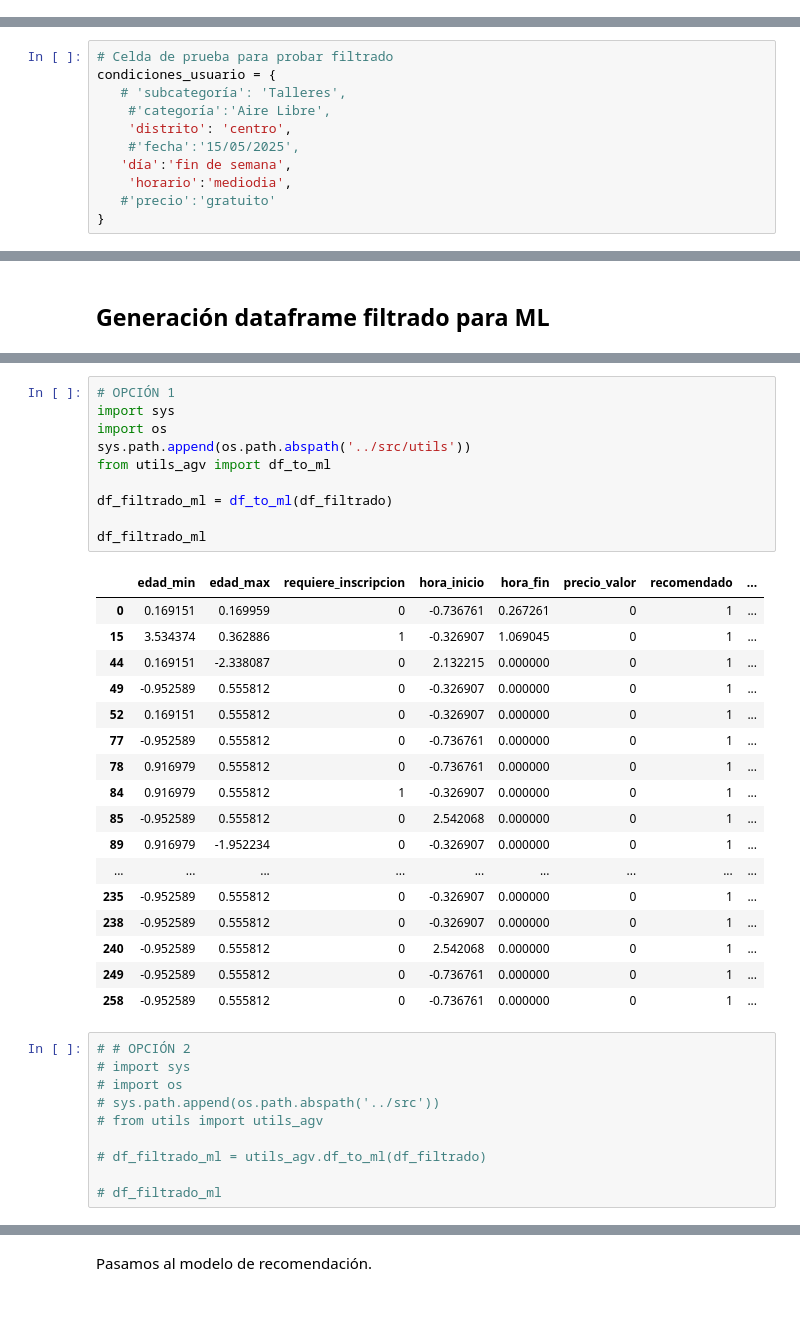
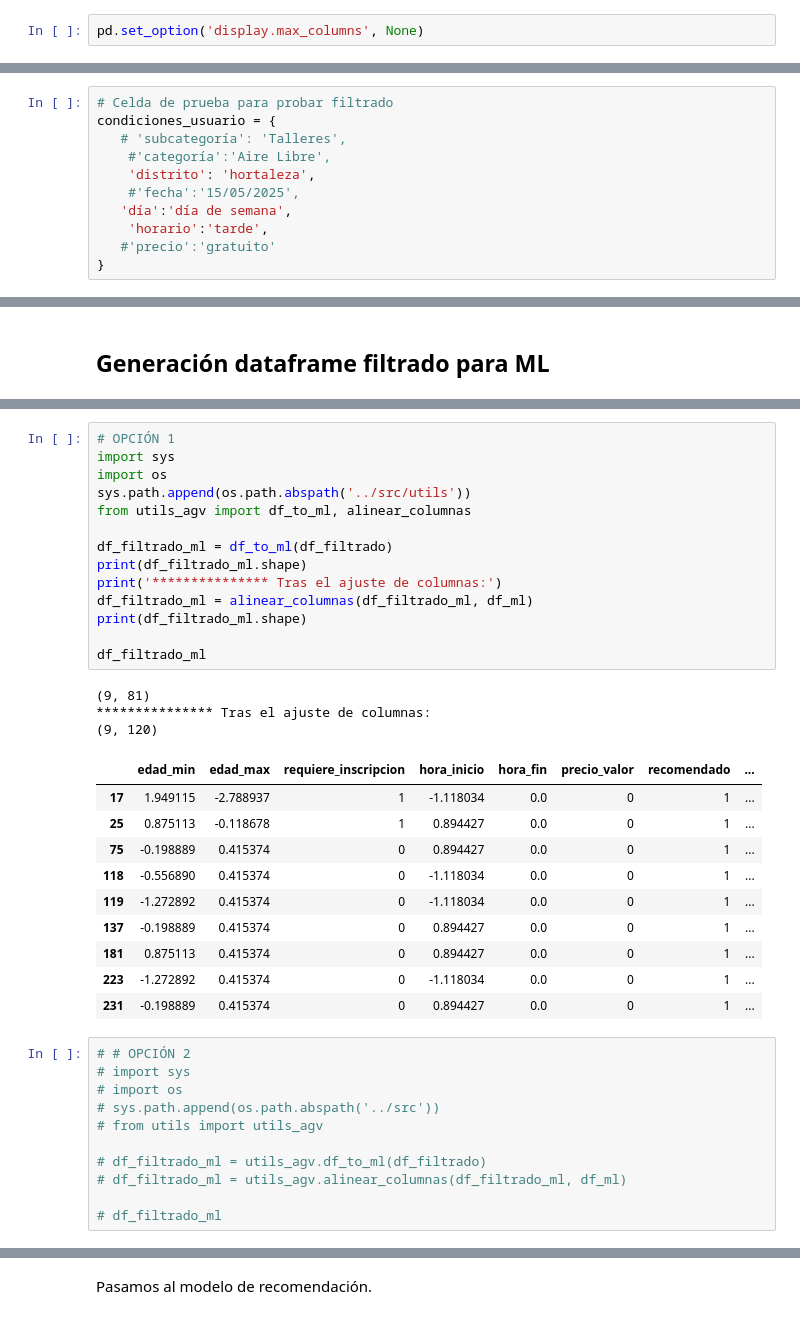
Before and after one commit to abdonrb/desafio_tripulaciones, a Jupyter notebook: notebooks/06_ModeloML_RecomencionActividades_KNN_agv.ipynb, the cells around one changed output, grey strips where cells are left out. Drawn from its saved outputs; the diff is of its cells as text.

```diff
--- a/notebooks/06_ModeloML_RecomencionActividades_KNN_agv.ipynb
+++ b/notebooks/06_ModeloML_RecomencionActividades_KNN_agv.ipynb
@@ -52,4 +51,6 @@ nombre_archivo_trabajo = 'actividades(261)_detalles_depuradoML_02mayo2025.csv'
 ruta_archivo_trabajo = os.path.join(directorio, nombre_archivo_trabajo)
 
 df_ml = pd.read_csv(ruta_archivo_trabajo)
+# %%
+pd.set_option('display.max_columns', None)
 # %%
@@ -610,10 +609,10 @@ df_original.iloc[[53,88,105,129,133,197, 203]]
 condiciones_usuario = {
    # 'subcategoría': 'Talleres',
     #'categoría':'Aire Libre',
-    'distrito': 'centro',
+    'distrito': 'hortaleza',
     #'fecha':'15/05/2025',
-   'día':'fin de semana',
-    'horario':'mediodia',
+   'día':'día de semana',
+    'horario':'tarde',
    #'precio':'gratuito'
 }
 # %%
@@ -760,31 +690,31 @@ memory usage: 5.7 KB
 # %%
 # OPCIÓN 1
 import sys
 import os
 sys.path.append(os.path.abspath('../src/utils'))
-from utils_agv import df_to_ml
+from utils_agv import df_to_ml, alinear_columnas
 
 df_filtrado_ml = df_to_ml(df_filtrado)
+print(df_filtrado_ml.shape)
+print('*************** Tras el ajuste de columnas:')
+df_filtrado_ml = alinear_columnas(df_filtrado_ml, df_ml)
+print(df_filtrado_ml.shape)
 
 df_filtrado_ml
 # %% [output]
+(9, 81)
+*************** Tras el ajuste de columnas:
+(9, 120)
 |  | edad_min | edad_max | requiere_inscripcion | hora_inicio | hora_fin | precio_valor | recomendado | ... |
-| 0 | 0.169151 | 0.169959 | 0 | -0.736761 | 0.267261 | 0 | 1 | ... |
-| 15 | 3.534374 | 0.362886 | 1 | -0.326907 | 1.069045 | 0 | 1 | ... |
-| 44 | 0.169151 | -2.338087 | 0 | 2.132215 | 0.000000 | 0 | 1 | ... |
-| 49 | -0.952589 | 0.555812 | 0 | -0.326907 | 0.000000 | 0 | 1 | ... |
-| 52 | 0.169151 | 0.555812 | 0 | -0.326907 | 0.000000 | 0 | 1 | ... |
-| 77 | -0.952589 | 0.555812 | 0 | -0.736761 | 0.000000 | 0 | 1 | ... |
-| 78 | 0.916979 | 0.555812 | 0 | -0.736761 | 0.000000 | 0 | 1 | ... |
-| 84 | 0.916979 | 0.555812 | 1 | -0.326907 | 0.000000 | 0 | 1 | ... |
-| 85 | -0.952589 | 0.555812 | 0 | 2.542068 | 0.000000 | 0 | 1 | ... |
-| 89 | 0.916979 | -1.952234 | 0 | -0.326907 | 0.000000 | 0 | 1 | ... |
-| ... | ... | ... | ... | ... | ... | ... | ... | ... |
-| 235 | -0.952589 | 0.555812 | 0 | -0.326907 | 0.000000 | 0 | 1 | ... |
-| 238 | -0.952589 | 0.555812 | 0 | -0.326907 | 0.000000 | 0 | 1 | ... |
-| 240 | -0.952589 | 0.555812 | 0 | 2.542068 | 0.000000 | 0 | 1 | ... |
-| 249 | -0.952589 | 0.555812 | 0 | -0.736761 | 0.000000 | 0 | 1 | ... |
-| 258 | -0.952589 | 0.555812 | 0 | -0.736761 | 0.000000 | 0 | 1 | ... |
+| 17 | 1.949115 | -2.788937 | 1 | -1.118034 | 0.0 | 0 | 1 | ... |
+| 25 | 0.875113 | -0.118678 | 1 | 0.894427 | 0.0 | 0 | 1 | ... |
+| 75 | -0.198889 | 0.415374 | 0 | 0.894427 | 0.0 | 0 | 1 | ... |
+| 118 | -0.556890 | 0.415374 | 0 | -1.118034 | 0.0 | 0 | 1 | ... |
+| 119 | -1.272892 | 0.415374 | 0 | -1.118034 | 0.0 | 0 | 1 | ... |
+| 137 | -0.198889 | 0.415374 | 0 | 0.894427 | 0.0 | 0 | 1 | ... |
+| 181 | 0.875113 | 0.415374 | 0 | 0.894427 | 0.0 | 0 | 1 | ... |
+| 223 | -1.272892 | 0.415374 | 0 | -1.118034 | 0.0 | 0 | 1 | ... |
+| 231 | -0.198889 | 0.415374 | 0 | 0.894427 | 0.0 | 0 | 1 | ... |
 # %%
 # # OPCIÓN 2
 # import sys
@@ -793,5 +723,6 @@ df_filtrado_ml
 # from utils import utils_agv
 
 # df_filtrado_ml = utils_agv.df_to_ml(df_filtrado)
+# df_filtrado_ml = utils_agv.alinear_columnas(df_filtrado_ml, df_ml)
 
 # df_filtrado_ml
```
Also changed, not shown: parts of 35 cells of this notebook, 1 other file.
